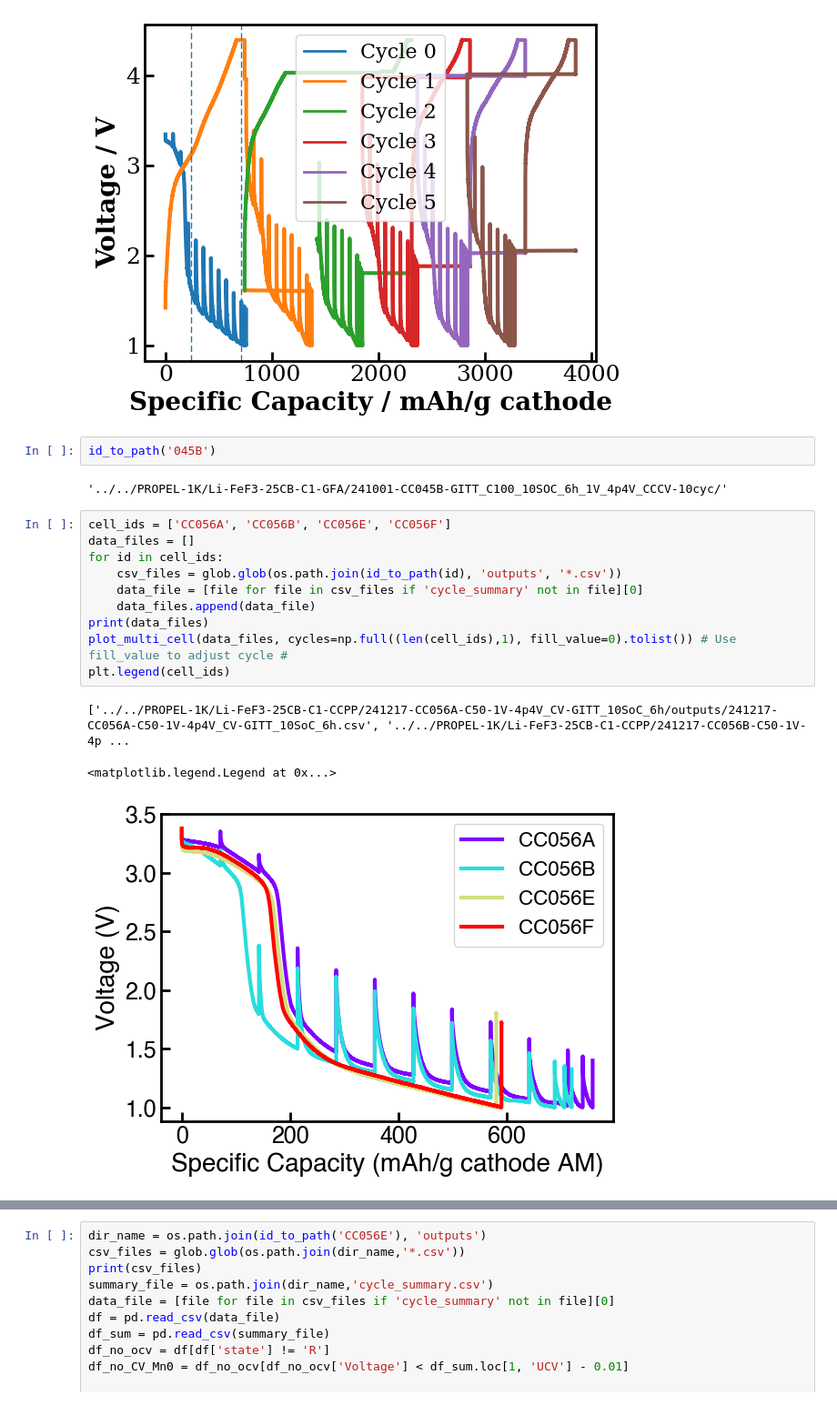
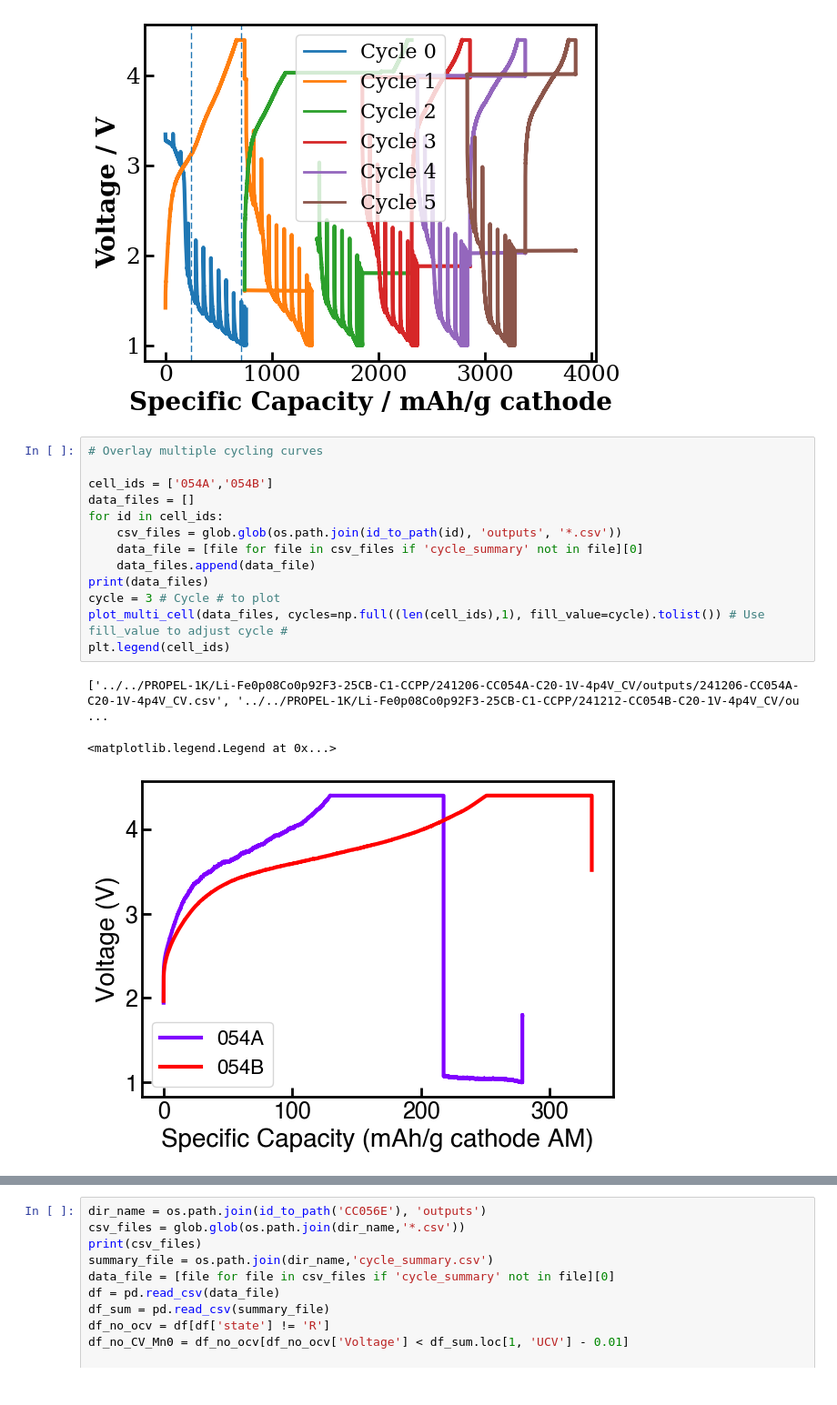
Before and after one commit to hancheng2000/herald_visualization, a Jupyter notebook: notebooks/plot.ipynb, the cells around one changed output, grey strips where cells are left out. Shown at 91% size. Cells and saved outputs as stored; diff of their text form.

```diff
--- a/notebooks/plot.ipynb
+++ b/notebooks/plot.ipynb
@@ -132,21 +132,20 @@ for x in [713/3, 713]:
 ../../../PROPEL-1K/Li-FeF3-25CB-C1-CCPP/241217-CC056A-C50-1V-4p4V_CV-GITT_10SoC_6h/outputs
 ['../../../PROPEL-1K/Li-FeF3-25CB-C1-CCPP/241217-CC056A-C50-1V-4p4V_CV-GITT_10SoC_6h/outputs/cycle_summary.csv', '../../../PROPEL-1K/Li-FeF3-25CB-C1-CCPP/241217-CC056A-C50-1V-4p4V_CV-GITT_10SoC_6h/out ...
 [figure]
-# %%
-id_to_path('045B')
-# %% [output]
-'../../PROPEL-1K/Li-FeF3-25CB-C1-GFA/241001-CC045B-GITT_C100_10SOC_6h_1V_4p4V_CCCV-10cyc/'
 # %%
-cell_ids = ['CC056A', 'CC056B', 'CC056E', 'CC056F']
+# Overlay multiple cycling curves
+
+cell_ids = ['054A','054B']
 data_files = []
 for id in cell_ids:
     csv_files = glob.glob(os.path.join(id_to_path(id), 'outputs', '*.csv'))
     data_file = [file for file in csv_files if 'cycle_summary' not in file][0]
     data_files.append(data_file)
 print(data_files)
-plot_multi_cell(data_files, cycles=np.full((len(cell_ids),1), fill_value=0).tolist()) # Use fill_value to adjust cycle #
+cycle = 3 # Cycle # to plot
+plot_multi_cell(data_files, cycles=np.full((len(cell_ids),1), fill_value=cycle).tolist()) # Use fill_value to adjust cycle #
 plt.legend(cell_ids)
 # %% [output]
-['../../PROPEL-1K/Li-FeF3-25CB-C1-CCPP/241217-CC056A-C50-1V-4p4V_CV-GITT_10SoC_6h/outputs/241217-CC056A-C50-1V-4p4V_CV-GITT_10SoC_6h.csv', '../../PROPEL-1K/Li-FeF3-25CB-C1-CCPP/241217-CC056B-C50-1V-4p ...
+['../../PROPEL-1K/Li-Fe0p08Co0p92F3-25CB-C1-CCPP/241206-CC054A-C20-1V-4p4V_CV/outputs/241206-CC054A-C20-1V-4p4V_CV.csv', '../../PROPEL-1K/Li-Fe0p08Co0p92F3-25CB-C1-CCPP/241212-CC054B-C20-1V-4p4V_CV/ou ...
 <matplotlib.legend.Legend at 0x...>
-[figure, old version]
+[figure, new version]
```
Also changed, not shown: parts of 3 cells of this notebook, 3 other files.
